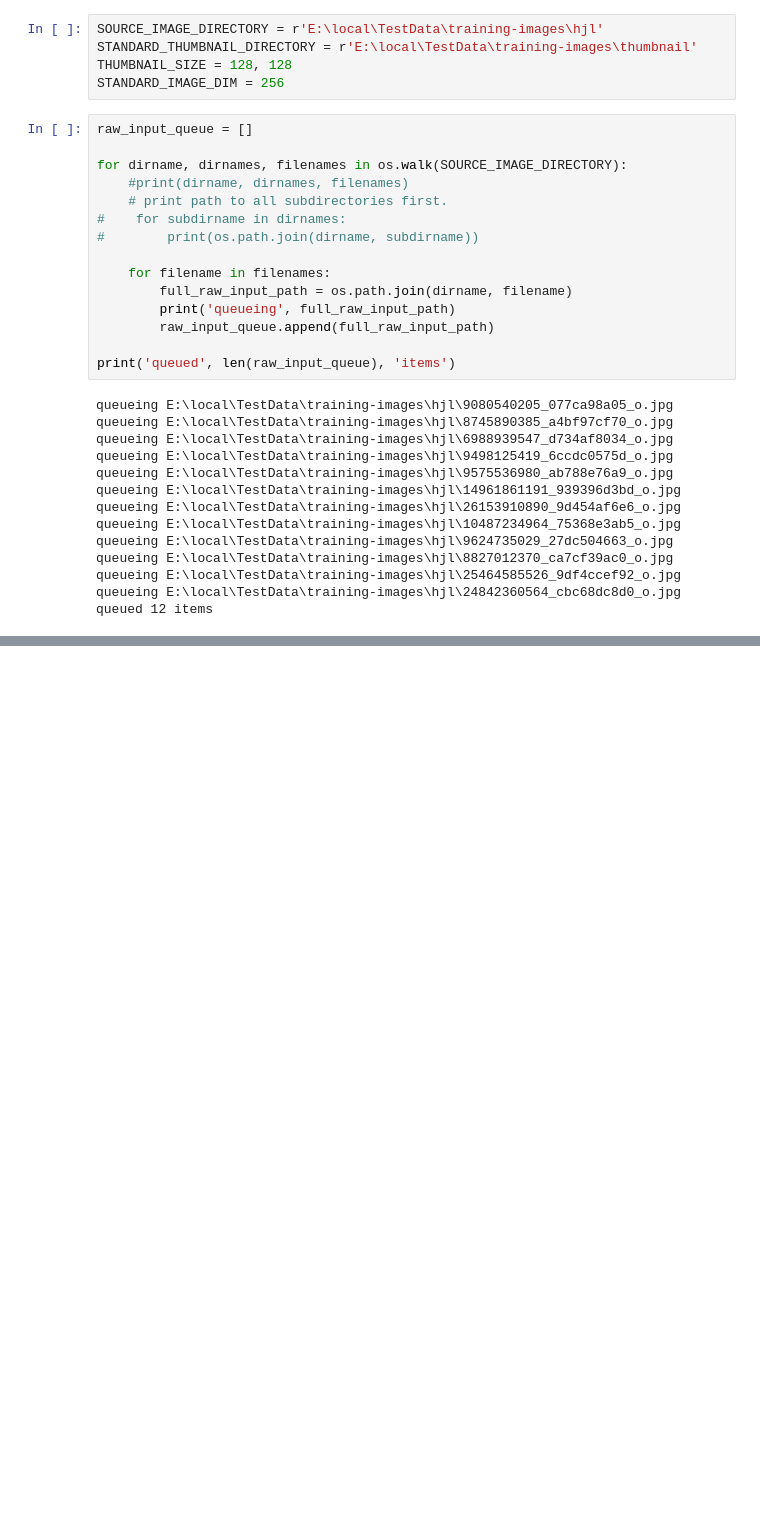
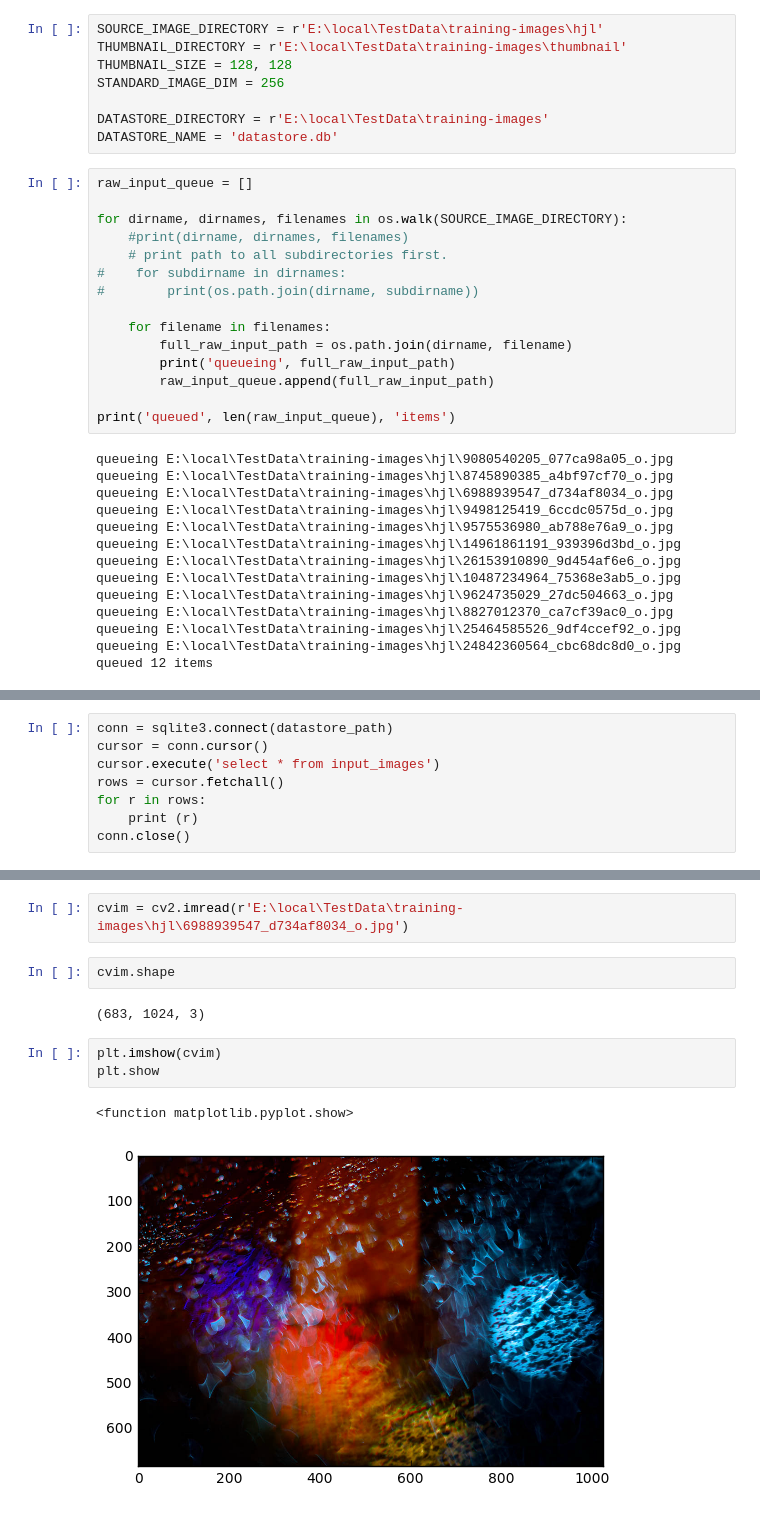
Before and after one commit to hjl/cntkdemo, a Jupyter notebook: AlexNetDemo/image-input-preprocess.ipynb, the cells around one changed output, grey strips where cells are left out. Drawn from its saved outputs; the diff is of its cells as text; blank space fills up the shorter version.

```diff
--- a/AlexNetDemo/image-input-preprocess.ipynb
+++ b/AlexNetDemo/image-input-preprocess.ipynb
@@ -44,9 +46,12 @@ For each prepared input image, construct a bookkeeping record (can go in databas
 -
 # %%
 SOURCE_IMAGE_DIRECTORY = r'E:\local\TestData\training-images\hjl'
-STANDARD_THUMBNAIL_DIRECTORY = r'E:\local\TestData\training-images\thumbnail'
+THUMBNAIL_DIRECTORY = r'E:\local\TestData\training-images\thumbnail'
 THUMBNAIL_SIZE = 128, 128
 STANDARD_IMAGE_DIM = 256
+
+DATASTORE_DIRECTORY = r'E:\local\TestData\training-images'
+DATASTORE_NAME = 'datastore.db'
 # %%
 raw_input_queue = []
 
@@ -142,0 +211,8 @@ processing E:\local\TestData\training-images\hjl\24842360564_cbc68dc8d0_o.jpg
+# %%
+conn = sqlite3.connect(datastore_path)
+cursor = conn.cursor()
+cursor.execute('select * from input_images')
+rows = cursor.fetchall()
+for r in rows:
+    print (r)
+conn.close()
@@ -142,0 +232,12 @@ processing E:\local\TestData\training-images\hjl\24842360564_cbc68dc8d0_o.jpg
+# %%
+cvim = cv2.imread(r'E:\local\TestData\training-images\hjl\6988939547_d734af8034_o.jpg')
+# %%
+cvim.shape
+# %% [output]
+(683, 1024, 3)
+# %%
+plt.imshow(cvim)
+plt.show
+# %% [output]
+<function matplotlib.pyplot.show>
+[figure, added]
```
Also changed, not shown: parts of 10 cells of this notebook, 5 other files.
